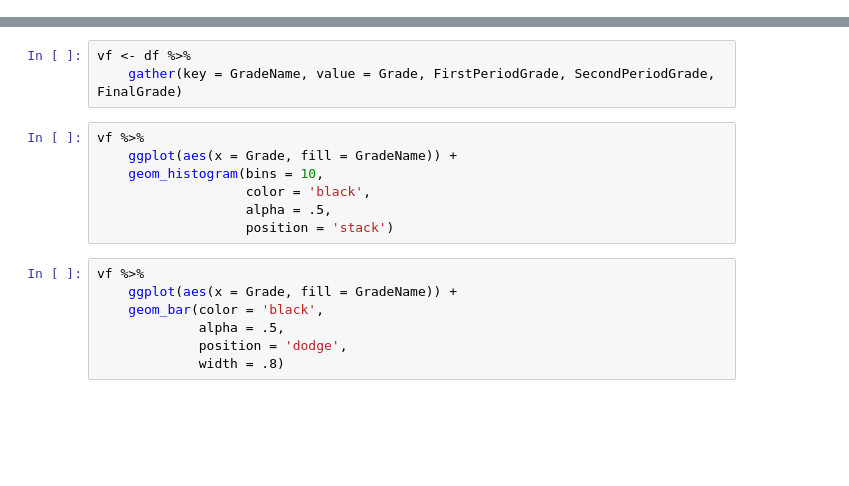
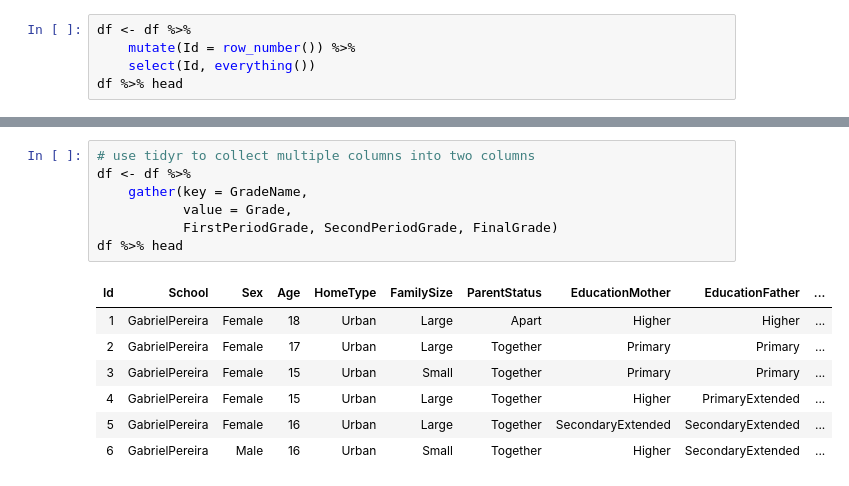
Before and after one commit to Tallic/practical-statistics, a Jupyter notebook: 1-DataCleanup.ipynb, the cells around one changed output, grey strips where cells are left out. Drawn from its saved outputs; the diff is of its cells as text; blank space fills up the shorter version.

```diff
--- a/1-DataCleanup.ipynb
+++ b/1-DataCleanup.ipynb
@@ -102,0 +204,5 @@ summary(df)
+# %%
+df <- df %>%
+    mutate(Id = row_number()) %>%
+    select(Id, everything())
+df %>% head
@@ -103,17 +220,15 @@ summary(df)
 # %%
-vf <- df %>%
-    gather(key = GradeName, value = Grade, FirstPeriodGrade, SecondPeriodGrade, FinalGrade)
+# use tidyr to collect multiple columns into two columns
+df <- df %>%
+    gather(key = GradeName,
+           value = Grade,
+           FirstPeriodGrade, SecondPeriodGrade, FinalGrade)
+df %>% head
+# %% [output]
+| Id | School | Sex | Age | HomeType | FamilySize | ParentStatus | EducationMother | EducationFather | ... |
+| 1 | GabrielPereira | Female | 18 | Urban | Large | Apart | Higher | Higher | ... |
+| 2 | GabrielPereira | Female | 17 | Urban | Large | Together | Primary | Primary | ... |
+| 3 | GabrielPereira | Female | 15 | Urban | Small | Together | Primary | Primary | ... |
+| 4 | GabrielPereira | Female | 15 | Urban | Large | Together | Higher | PrimaryExtended | ... |
+| 5 | GabrielPereira | Female | 16 | Urban | Large | Together | SecondaryExtended | SecondaryExtended | ... |
+| 6 | GabrielPereira | Male | 16 | Urban | Small | Together | Higher | SecondaryExtended | ... |
-# %%
-vf %>%
-    ggplot(aes(x = Grade, fill = GradeName)) +
-    geom_histogram(bins = 10,
-                   color = 'black',
-                   alpha = .5,
-                   position = 'stack')
-# %%
-vf %>%
-    ggplot(aes(x = Grade, fill = GradeName)) +
-    geom_bar(color = 'black',
-             alpha = .5,
-             position = 'dodge',
-             width = .8)
```
Also changed, not shown: parts of 38 cells of this notebook.
